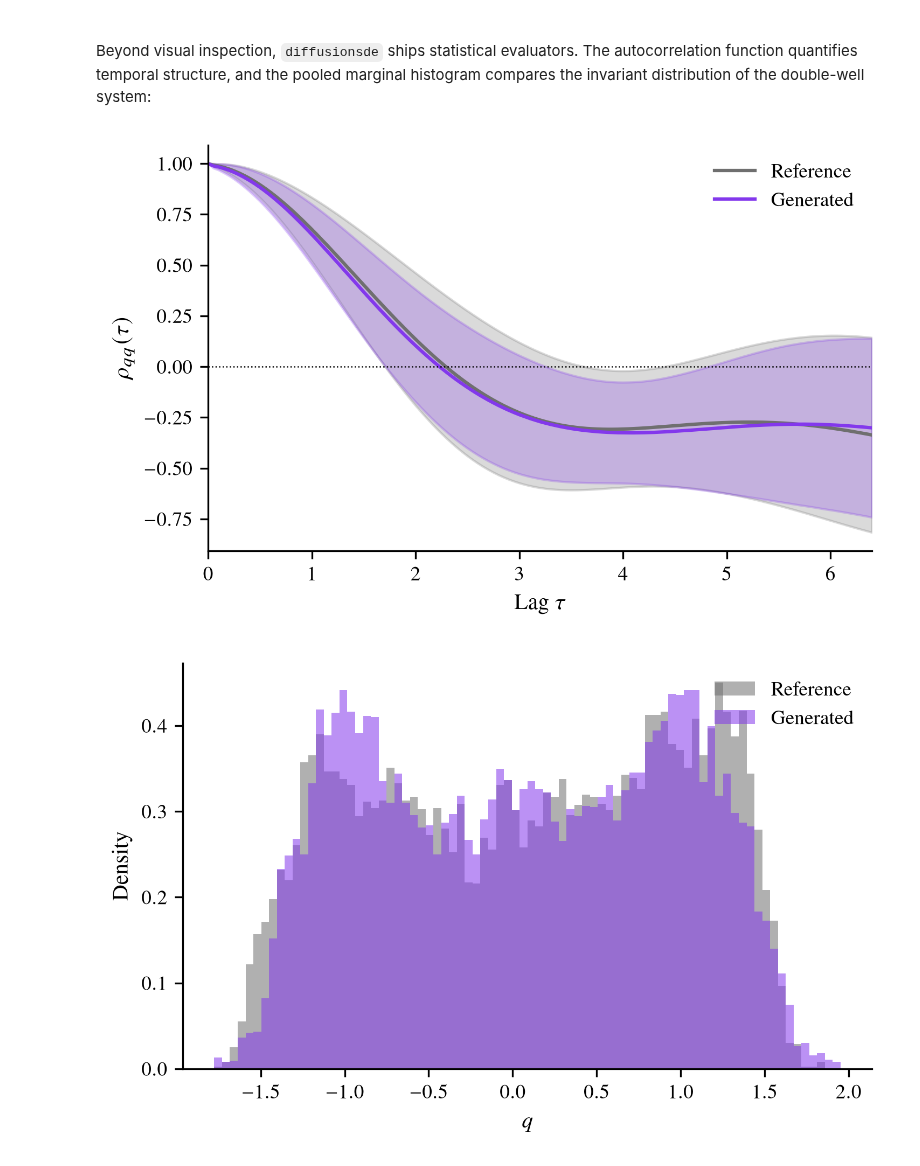
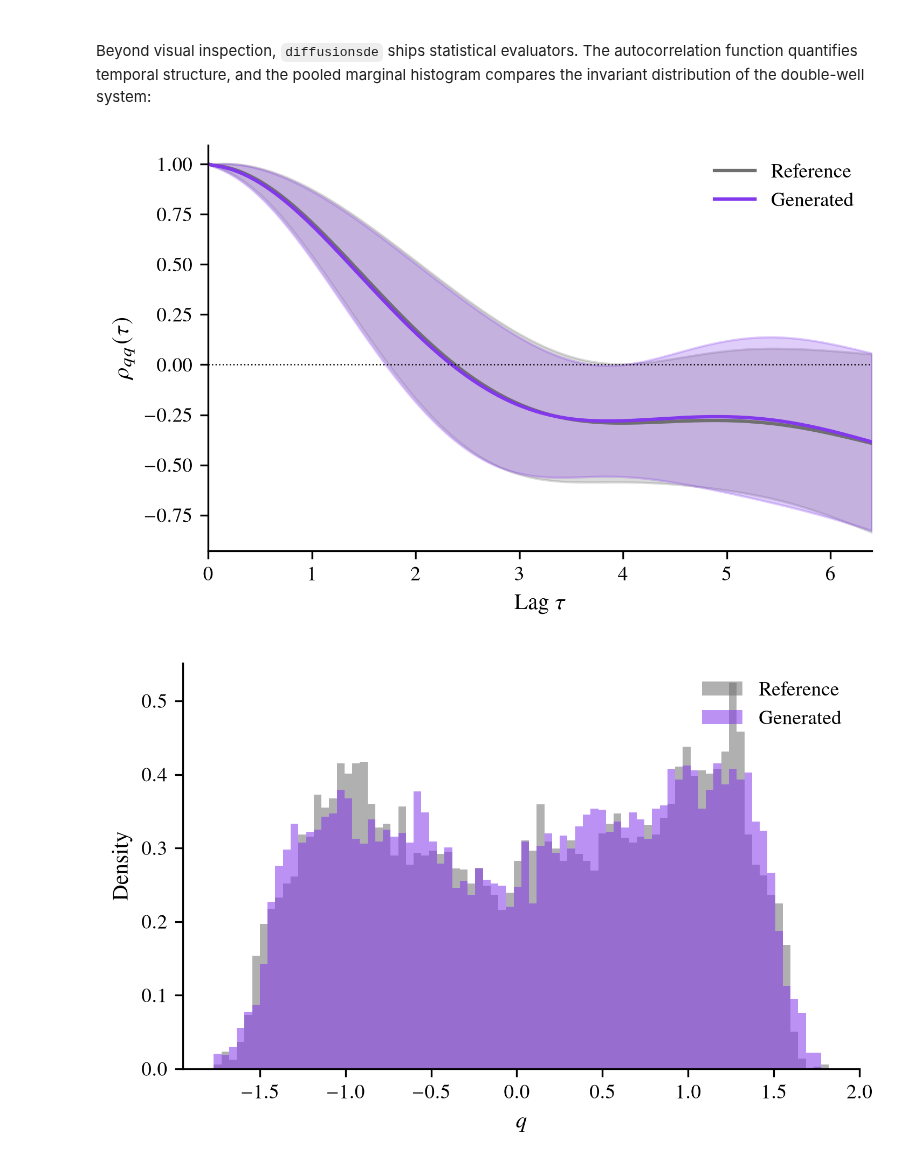
Before and after one commit to Neuromorphic-Spintronics/diffusion, a Jupyter notebook: notebooks/duffing_generation.ipynb, the cells around one changed output. Drawn from its saved outputs; the diff is of its cells as text; code cells hidden in the pictures.

```diff
--- a/notebooks/duffing_generation.ipynb
+++ b/notebooks/duffing_generation.ipynb
@@ -147,32 +144,36 @@ Trajectories are z-scored with the global training mean and standard
 deviation; the same statistics scale the conditioning values.
 # %%
-\
 TRAJECTORY_LENGTH = N_STEPS
 
 data_mean = float(data_train.mean())
 data_std = float(data_train.std())
+v0_mean, v0_std = float(v0_train.mean()), float(v0_train.std())
 
-def make_dataset(q0s, trajectories):
+
+def make_dataset(q0s, v0s, trajectories):
     x = (trajectories - data_mean) / data_std
     c = np.zeros((len(q0s), TRAJECTORY_LENGTH), dtype=np.float32)
     c[:, 0] = (q0s - data_mean) / data_std
+    c[:, 1] = (v0s - v0_mean) / v0_std
     return TensorDataset(torch.tensor(x), torch.tensor(c))
 
-train_ds = make_dataset(q0_train, data_train)
+
+train_ds = make_dataset(q0_train, v0_train, data_train)
 
 config = DiffusionConfig(
     n_timesteps=1000,
     trajectory_length=TRAJECTORY_LENGTH,
-    batch_size=64,
+    batch_size=32,
     learning_rate=2e-4,
-    n_epochs=150,
-    hidden_dim=96,
-    n_layers=3,
+    n_epochs=300,
+    hidden_dim=128,
+    n_layers=4,
     n_conditioning_channels=1,
     n_output_channels=1,
+    checkpoint_interval=0,
 )
 
-ddpm = DDPM(config, sampler_type="ddim", sampler_kwargs={"num_inference_steps": 200})
+ddpm = DDPM(config, sampler_type="ddim", sampler_kwargs={"num_inference_steps": 200, "eta": 0.5})
 metrics = ddpm.fit(train_ds)
 # %% [output]
 Training DDPM on mps...
@@ -213,9 +210,9 @@ is one draw from the learned conditional distribution.
 # %%
-\
 ddpm.freeze()
 
 conditioning = torch.zeros(len(q0_test), TRAJECTORY_LENGTH)
 conditioning[:, 0] = torch.tensor((q0_test - data_mean) / data_std)
+conditioning[:, 1] = torch.tensor((v0_test - v0_mean) / v0_std)
 
 generated = []
 with torch.no_grad():
@@ -277,22 +284,23 @@ autocorrelation function quantifies temporal structure, and the pooled
 marginal histogram compares the invariant distribution of the double-well
 system:
 # %%
-\
 MAX_LAG = 128
 
 acf_ref = sample_acf(torch.tensor(data_test), max_lag=MAX_LAG)
 acf_gen = sample_acf(torch.tensor(generated), max_lag=MAX_LAG)
 lag_axis = np.arange(MAX_LAG + 1) * DT
 
 plot_acf_comparison(
-    acf_ref.mean(dim=0).numpy(), acf_gen.mean(dim=0).numpy(), lag_axis,
+    acf_ref.mean(dim=0).numpy(),
+    acf_gen.mean(dim=0).numpy(),
+    lag_axis,
     real_acf_std=acf_ref.std(dim=0).numpy(),
     generated_acf_std=acf_gen.std(dim=0).numpy(),
     xlabel=r"Lag $\tau$",
     ylabel=r"$\rho_{qq}(\tau)$",
 )
 plot_marginal_distribution(data_test, generated, xlabel=r"$q$", tail_fraction=0.5)
 plt.show()
 # %% [output]
-[figure, old version]
+[figure, new version]
-[figure, old version]
+[figure, new version]
```
Also changed, not shown: parts of 12 cells of this notebook, 50 other files.
